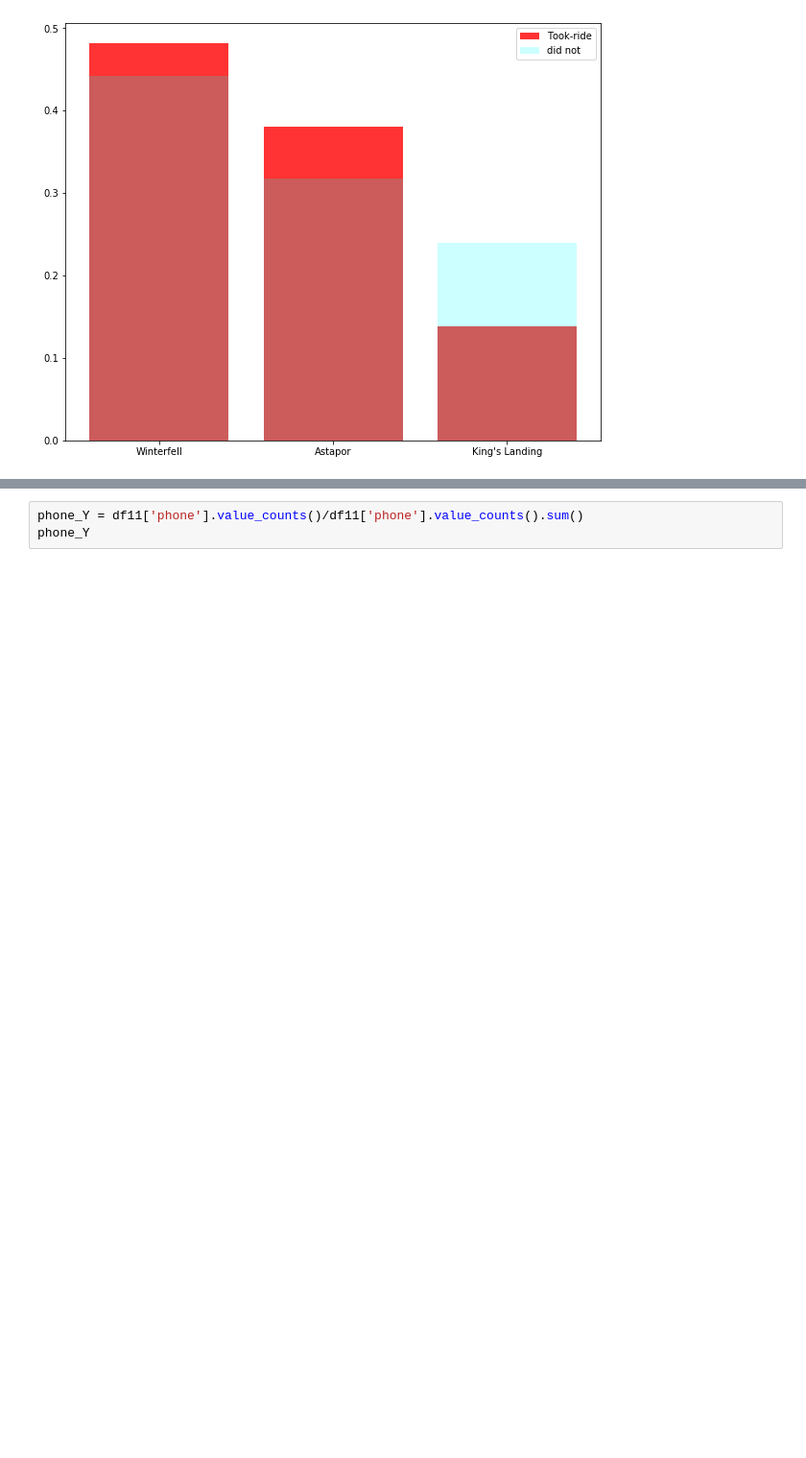
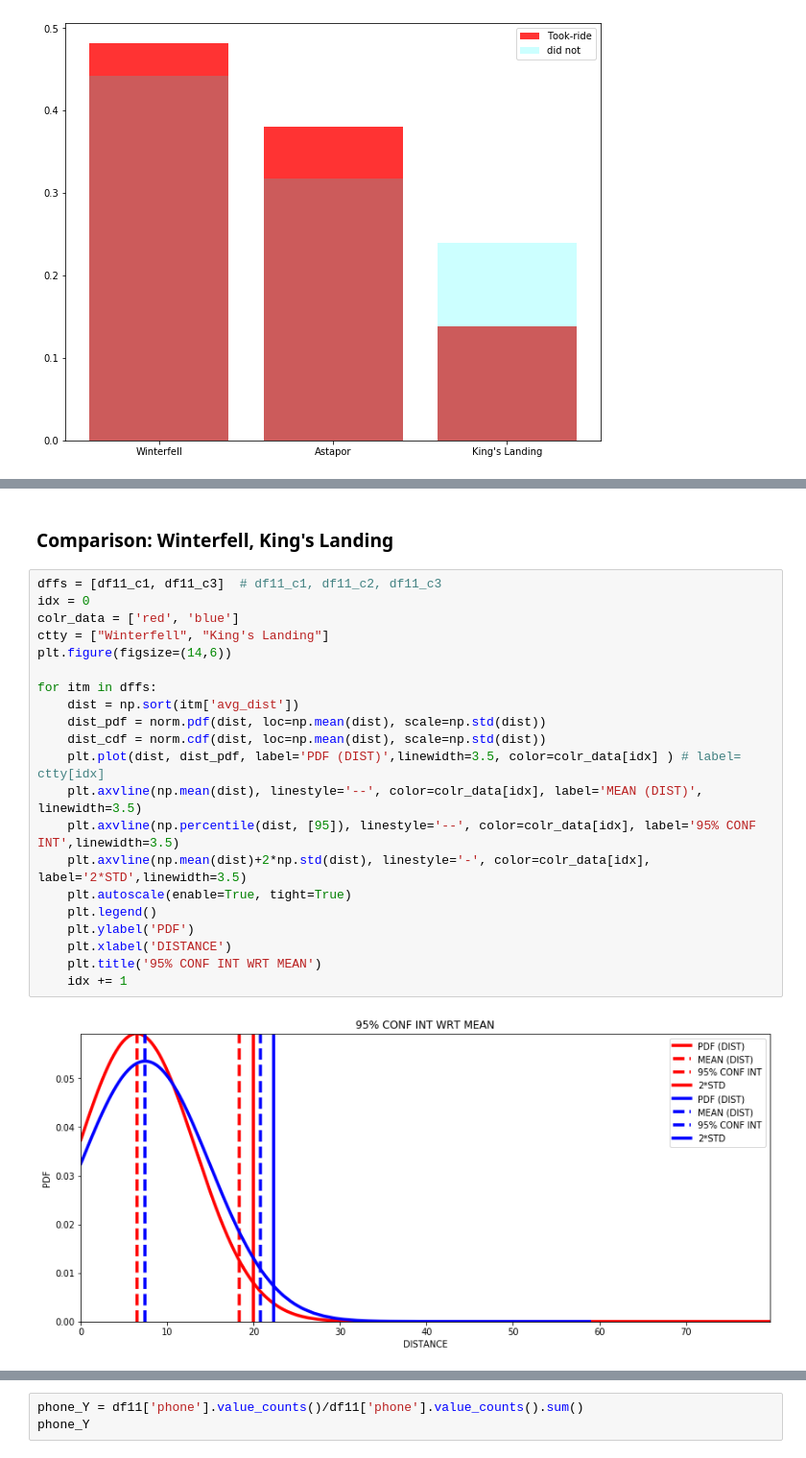
Before and after one commit to dsdata2000/springboard, a Jupyter notebook: take-home-predictive-modeling-g.ipynb, the cells around one changed output, grey strips where cells are left out. Shown at 96% size. Saved outputs shown, nothing was run; the diff lists cells and outputs as text; blank space fills up the shorter version.

```diff
--- a/take-home-predictive-modeling-g.ipynb
+++ b/take-home-predictive-modeling-g.ipynb
@@ -163,0 +185,25 @@ We would like to analyze in terms of phone type
+# %% [markdown]
+### Comparison: Winterfell, King's Landing
+# %%
+dffs = [df11_c1, df11_c3]  # df11_c1, df11_c2, df11_c3
+idx = 0
+colr_data = ['red', 'blue']
+ctty = ["Winterfell", "King's Landing"]
+plt.figure(figsize=(14,6))
+
+for itm in dffs:
+    dist = np.sort(itm['avg_dist'])
+    dist_pdf = norm.pdf(dist, loc=np.mean(dist), scale=np.std(dist))
+    dist_cdf = norm.cdf(dist, loc=np.mean(dist), scale=np.std(dist))
+    plt.plot(dist, dist_pdf, label='PDF (DIST)',linewidth=3.5, color=colr_data[idx] ) # label= ctty[idx]
+    plt.axvline(np.mean(dist), linestyle='--', color=colr_data[idx], label='MEAN (DIST)', linewidth=3.5)
+    plt.axvline(np.percentile(dist, [95]), linestyle='--', color=colr_data[idx], label='95% CONF INT',linewidth=3.5)
+    plt.axvline(np.mean(dist)+2*np.std(dist), linestyle='-', color=colr_data[idx], label='2*STD',linewidth=3.5)
+    plt.autoscale(enable=True, tight=True)
+    plt.legend()
+    plt.ylabel('PDF')
+    plt.xlabel('DISTANCE')
+    plt.title('95% CONF INT WRT MEAN')
+    idx += 1
+# %% [output]
+[figure, added]
```
Also changed, not shown: parts of 38 cells of this notebook.
